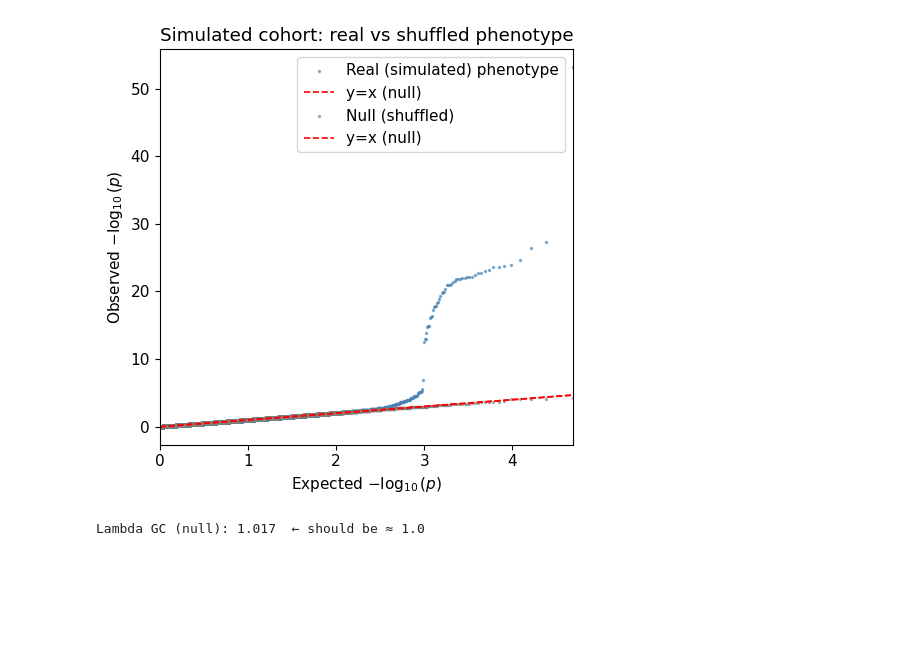
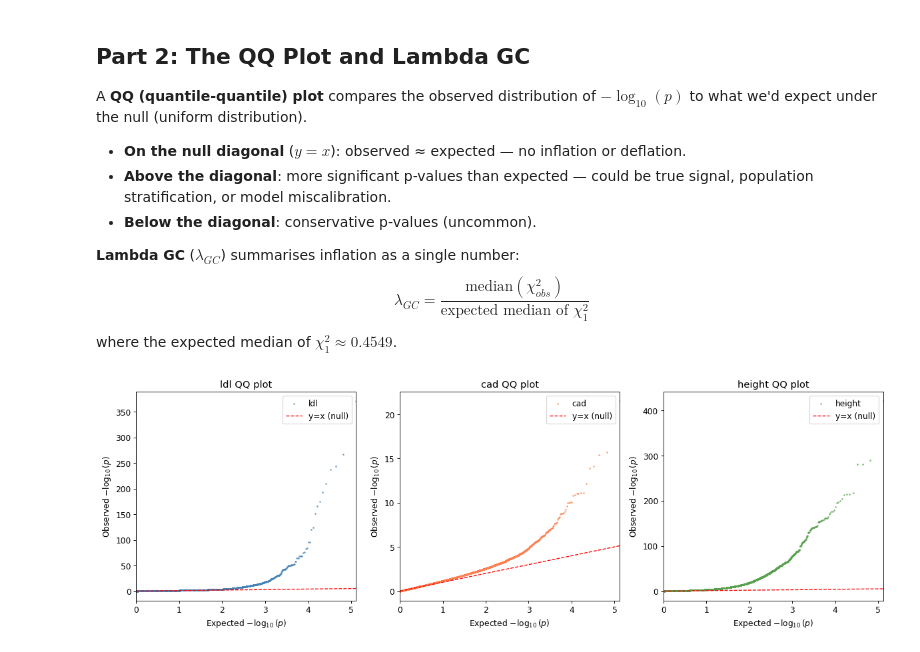
Before and after one commit to BNTechie/smartbiomed_practicals_2026, a Jupyter notebook: session2/run.ipynb, the cells around one changed output. Drawn from its saved outputs; the diff is of its cells as text; code cells hidden in the pictures; blank space fills up the shorter version.

```diff
--- a/session2/run.ipynb
+++ b/session2/run.ipynb
@@ -440,27 +414,38 @@ Lambda GC — height: 3.003
+# %% [markdown]
+## Part 2: The QQ Plot and Lambda GC
+
+A **QQ (quantile-quantile) plot** compares the observed distribution of $-\log_{10}(p)$
+to what we'd expect under the null (uniform distribution).
+
+- **On the null diagonal** ($y = x$): observed ≈ expected — no inflation or deflation.
+- **Above the diagonal**: more significant p-values than expected — could be true signal, population stratification, or model miscalibration.
+- **Below the diagonal**: conservative p-values (uncommon).
+
+**Lambda GC** ($\lambda_{GC}$) summarises inflation as a single number:
+$$\lambda_{GC} = \frac{\text{median}(\chi^2_{obs})}{\text{expected median of } \chi^2_1}$$
+where the expected median of $\chi^2_1 \approx 0.4549$.
 # %%
-# ── Sanity check: QQ plot under the null (simulated cohort) ──────────────────
-# The real traits above show inflation from genuine polygenic signal. To see what
-# NO signal looks like, we go back to the SIMULATED individual-level data and shuffle
-# the phenotype to destroy any genotype-phenotype relationship, then re-run GWAS.
-# The QQ plot should lie on the diagonal and lambda GC ≈ 1.0.
+def qq_plot(nlog10p, label='', ax=None, color='steelblue'):
+    if ax is None:
+        fig, ax = plt.subplots(figsize=(5, 5))
+    n = len(nlog10p)
+    obs = np.sort(nlog10p)                       # ascending observed -log10(p)
+    exp = -np.log10(np.arange(n, 0, -1) / (n + 1))  # ascending expected -log10(p)
+    d = np.unique(np.r_[_thin(n, k=6000), np.where(obs >= 2)[0]])  # thin bulk, keep tail
+    ax.scatter(exp[d], obs[d], s=2, alpha=0.6, color=color, label=label)
+    exp_max = -np.log10(1.0 / (n + 1))
+    ax.plot([0, exp_max], [0, exp_max], 'r--', linewidth=1.2, label='y=x (null)')
+    ax.set_xlim(0, exp_max)
+    if label:
+        ax.legend()
+    ax.set_xlabel(r'Expected $-\log_{10}(p)$'); ax.set_ylabel(r'Observed $-\log_{10}(p)$')
+    return ax
 
-def qq_from_pvals(pvals, label='', ax=None, color='steelblue'):
-    """Wrapper: QQ plot from raw p-values (simulated GWAS returns p, not -log10 p)."""
-    return qq_plot(-np.log10(np.clip(pvals, 1e-300, 1)), label=label, ax=ax, color=color)
-
-np.random.seed(0)
-y_null = y_cont.copy(); np.random.shuffle(y_null)
-_, _, pvals_null = run_gwas(y_null, G_qc, covars)
-
-fig, ax = plt.subplots(figsize=(5, 5))
-qq_from_pvals(pvals_cont, label='Real (simulated) phenotype', ax=ax, color='steelblue')
-qq_from_pvals(pvals_null, label='Null (shuffled)', ax=ax, color='grey')
-ax.set_title('Simulated cohort: real vs shuffled phenotype'); ax.legend()
+fig, axes = plt.subplots(1, 3, figsize=(15, 5))
+for ax, t, col in zip(axes, REAL_TRAITS, ['steelblue', 'coral', '#59a14f']):
+    qq_plot(real[t]['nlog10p'][real[t]['rand']], label=t, ax=ax, color=col)
+    ax.set_title(f'{t} QQ plot')
 plt.tight_layout(); plt.show()
-
-lambda_null = np.median(stats.chi2.isf(np.clip(pvals_null,1e-300,1),df=1)) / stats.chi2.ppf(0.5,df=1)
-print(f"Lambda GC (null): {lambda_null:.3f}  ← should be ≈ 1.0")
 # %% [output]
-[figure, old version]
+[figure, new version]
-Lambda GC (null): 1.017  ← should be ≈ 1.0
 # %%
```
Also changed, not shown: parts of 24 cells of this notebook, 10 other files.
